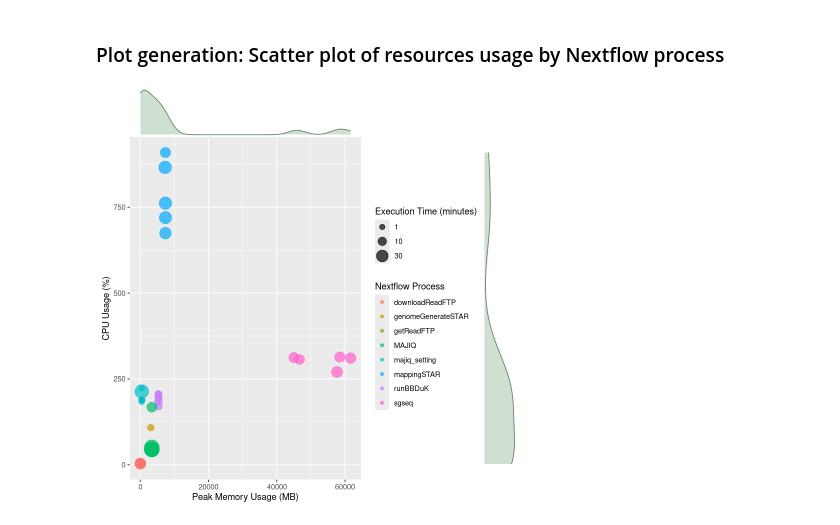
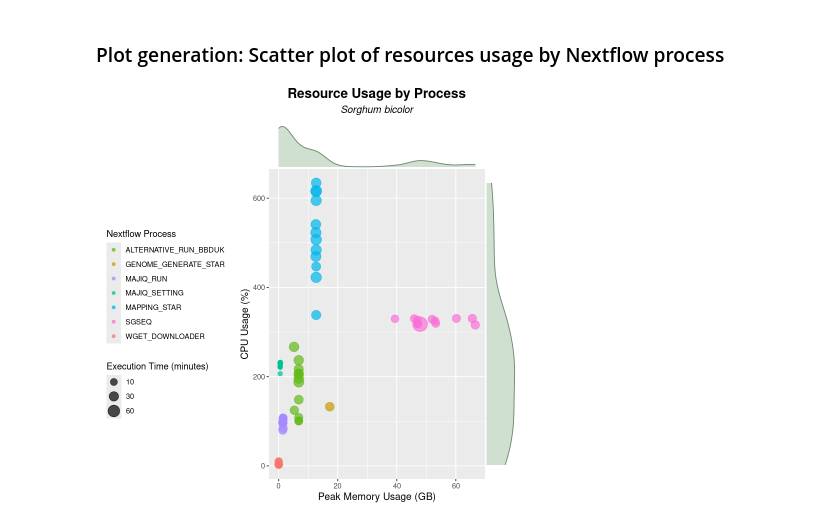
Before and after one commit to labbces/SpliceScape, a Jupyter notebook: performance_analysis/performance_analysis.ipynb, the cells around one changed output. Cells and saved outputs as stored; diff of their text form; code cells hidden in the pictures.

```diff
--- a/performance_analysis/performance_analysis.ipynb
+++ b/performance_analysis/performance_analysis.ipynb
@@ -43,8 +24,9 @@ The following objects are masked from ‘package:base’:
 ## General Data Preprocessing and Cleaning
 # %%
 # Read the trace data from a tab-delimited file
-trace_data <- read.delim("trace84443.txt", sep = "\t",
+trace_data <- read.delim("/home/bia/LandscapeSplicingGrasses/Results/landscapes/sbicolor/sbicolor_trace.txt", sep = "\t",
                          header = TRUE, stringsAsFactors = FALSE)
+species <- "Sorghum bicolor"
 head(trace_data)
 
 # Filter the data to include only completed processes
@@ -239,5 +310,18 @@ print(resources_over_time)
 # %% [markdown]
 ## Resources and Parallelism Analysis
+# %%
+process_colors <- c(
+    "MAPPING_STAR" = "#00b6eb",
+    "RUN_BBDUK" = "#62b917",
+    "ALTERNATIVE_RUN_BBDUK" = "#62b917",
+    "GENOME_GENERATE_STAR" = "#c49a02",
+    "GET_READ_FTP" = "#00a9ff" ,
+    "DOWNLOAD_READ_FTP" = "#f8766d",
+    "WGET_DOWNLOADER" =  "#f8766d",
+    "MAJIQ_SETTING" = "#00c194",
+    "MAJIQ_RUN" = "#a58aff",
+    "SGSEQ" = "#f96fd9"
+)
 # %% [markdown]
 #### Data processing
 # %%
@@ -335,38 +465,46 @@ A data.frame: 6 × 23
 # %% [markdown]
 ### Plot generation: Scatter plot of resources usage by Nextflow process
 # %%
+# ENG
 resources_plot <- ggplot(trace_data_processed,
-                         aes(x = peak_rss_mb, y = cpu_percent)) +
+                         aes(x = peak_rss_mb / 1024, y = cpu_percent)) +
   geom_point(
     aes(
       color = process,
       size = duration_min
     ),
     alpha = 0.7
   ) +
   scale_size_continuous(
     range = c(2, 8),
     breaks = c(1, 10, 30, 60, 120, 240),
     name = "Execution Time (minutes)"
   ) +
   labs(
-    x = "Peak Memory Usage (MB)",
+    title = "Resource Usage by Process",
+    subtitle = species,
+    x = "Peak Memory Usage (GB)",
     y = "CPU Usage (%)",
     color = "Nextflow Process"
   ) +
   theme_gray() +
-  theme(legend.position = "right")
+  theme(legend.position = "left",
+        plot.title = element_text(hjust = 0.5, face = "bold", size = 16),
+        plot.subtitle = element_text(hjust = 0.5, size = 12, face = "italic"),
+        axis.title.x = element_text(size = 12),
+        axis.title.y = element_text(size = 12)) +
+  scale_color_manual(values = process_colors)
 
 summary_resource_plot <- ggMarginal(
   resources_plot,
   type = "density",
   margins = "both",
   fill = "#bcd3bc",
   col = "#6b866b",
   alpha = 0.7,
-  size = 7
+  size = 7,
 )
 
 print(summary_resource_plot)
 # %% [output]
-[figure, old version]
+[figure, new version]
```
Also changed, not shown: parts of 15 cells of this notebook.
